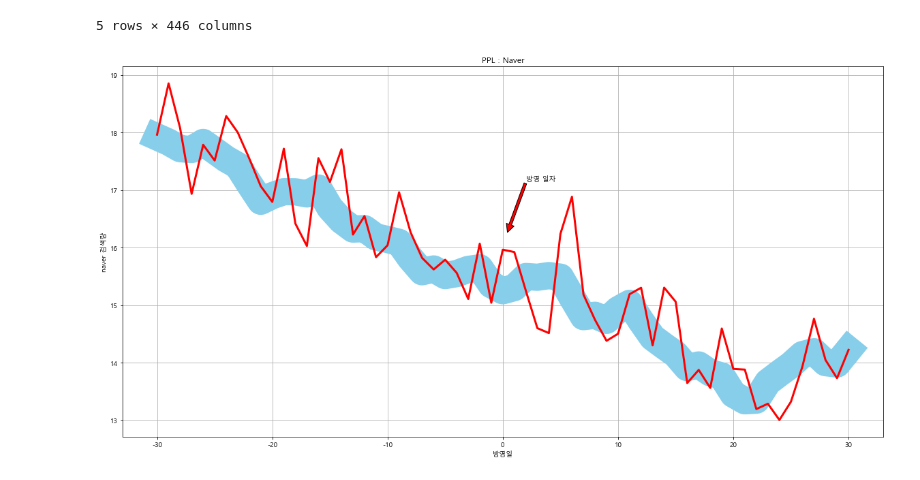
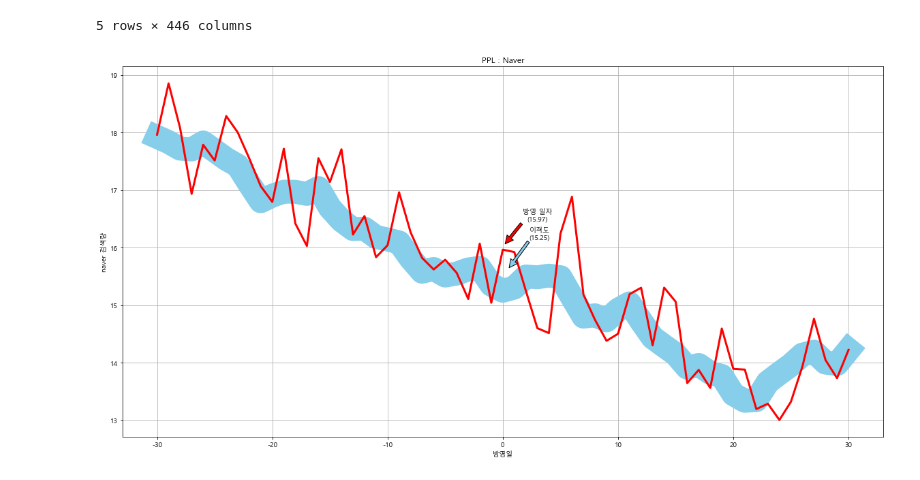
Before and after one commit to kdy7710/Bigdata_Team_Project, a Jupyter notebook: PPL프로젝트용 파일 모음/PPL_Analytics.ipynb, the cells around one changed output. Drawn from its saved outputs; the diff is of its cells as text; code cells hidden in the pictures.

```diff
--- a/PPL프로젝트용 파일 모음/PPL_Analytics.ipynb
+++ b/PPL프로젝트용 파일 모음/PPL_Analytics.ipynb
@@ -189,24 +241,32 @@ AP.head()
 # %%
 # plot 출력
 
 fig = plt.figure(figsize=(20,10))
 ax = fig.add_subplot(1,1,1)
 
 # AP['평균'].plot()
-plt.plot(AP['평균'],)
-ax.plot(AP.index, AP['avg_5'],linewidth=40,color='skyblue')
+plt.plot(AP['평균'])
+ax.plot(AP.index, AP['avg_5'],linewidth=35,color='skyblue')
 ax.plot(AP.index, AP['평균'],linewidth=3,color='red')
 plt.xlabel('방영일')
 plt.ylabel('naver 검색량')
 plt.title('PPL : Naver')
-# plt.text(30,AP['평균'][30],'방영일자')
-plt.annotate('방영 일자',
-            xy = (0+0.4, AP['평균'][0]+0.3),
-            xytext = (0+2, AP['평균'][0]+1.2),
+# annot : '평균'
+plt.annotate('방영 일자'+'\n'+'('+str('%.2f' % AP['평균'][0])+')',
+            xy = (0+0.2, AP['평균'][0]+0.1),
+            xytext = (0+3, AP['평균'][0]+0.5),
+            ha = 'center',
             arrowprops={'facecolor' : 'red'}
+            )
+# annot : 'avg_5'
+plt.annotate('이격도'+'\n'+'('+str('%.2f' % AP['avg_5'][0])+')',
+            xy = (0+0.55, AP['avg_5'][0]+0.4),
+            xytext = (0+3.2, AP['avg_5'][0]+0.9),
+            ha = 'center',
+            arrowprops={'facecolor' : 'skyblue'}
             )
 plt.grid(True)
 
 plt.show()
 # %% [output]
-[figure, old version]
+[figure, new version]
```
Also changed, not shown: parts of 9 cells of this notebook, 1 other file.
